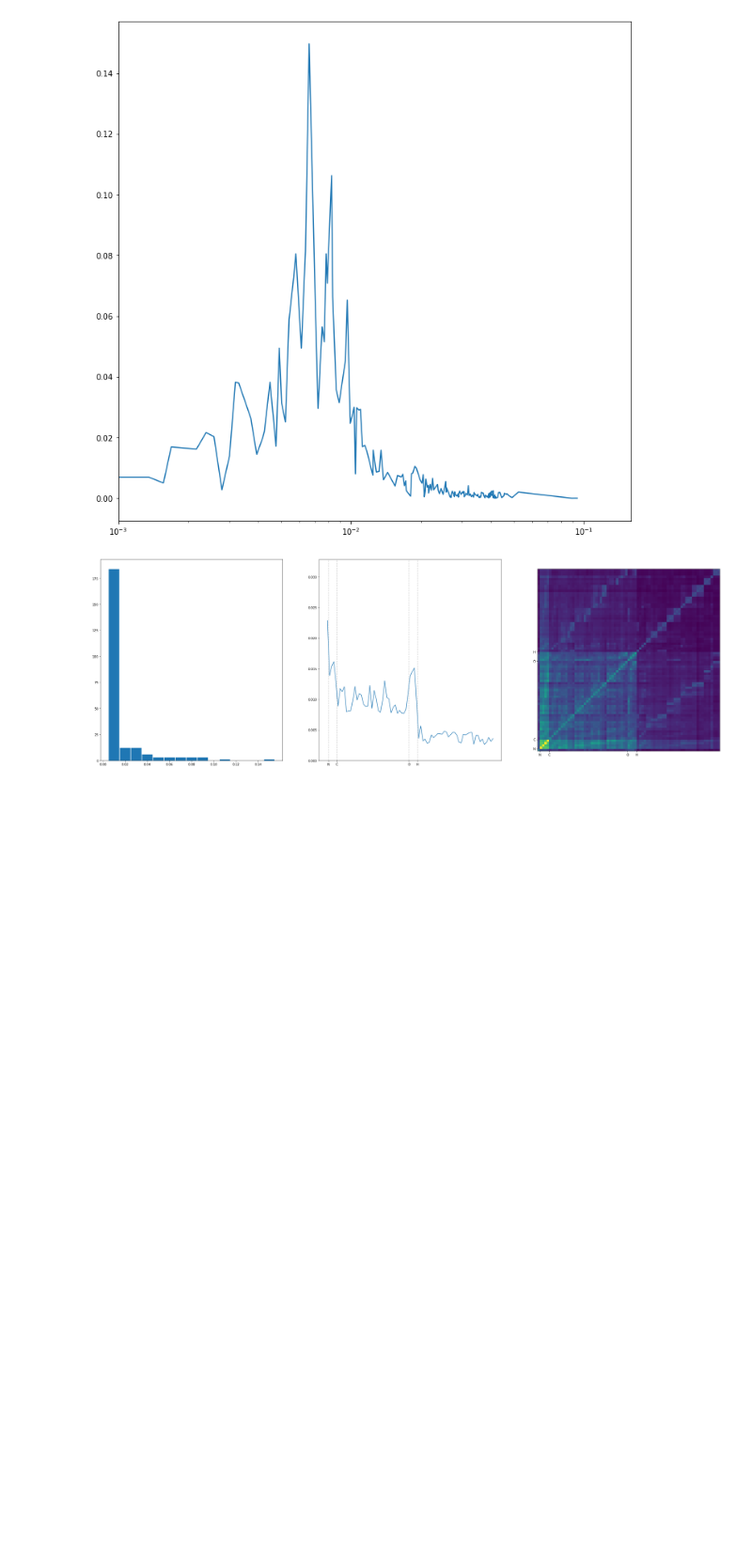
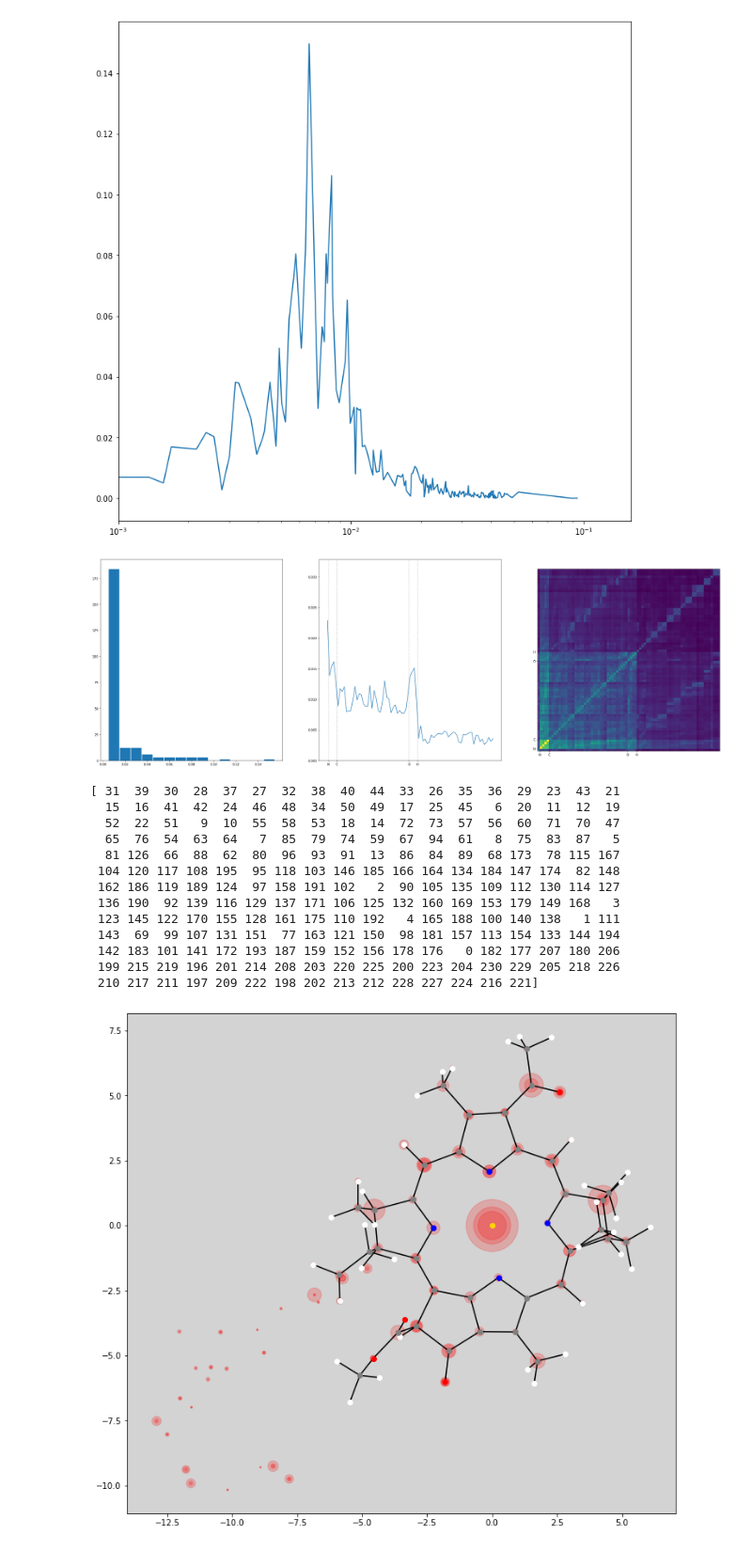
Before and after one commit to Oliver-Feighan/SpectralDensity, a Jupyter notebook: hessians/Monomer.ipynb, the cells around one changed output. Shown at 94% size. Cells and saved outputs as stored; diff of their text form; code cells hidden in the pictures; blank space fills up the shorter version.

Commit message:
plot normal mode displacements on molecule

```diff
--- a/hessians/Monomer.ipynb
+++ b/hessians/Monomer.ipynb
@@ -102,3 +102,36 @@ ax[1].set_ylim(0, max(correlation[0])+0.01)
 fig.set_size_inches(36,12)
 # %% [output]
 [figure]
+# %%
+symbols = read_symbols("opt_bchla.xyz")
+
+bchla_in_xy_plane = get_bchla_in_xy_plane()
+
+fig, ax = plt.subplots()
+
+plot_molecule(bchla_in_xy_plane, symbols, ax)
+
+print(np.argsort(all_displacements[0])[::-1])
+
+for m in [31,  39,  30]:
+    mode = normalized_displacements[:, m]
+    for n in range(79):
+        circle = plt.Circle((bchla_in_xy_plane[n][0], bchla_in_xy_plane[n][1]), mode[n], color='r', alpha=0.2, zorder=0)
+        ax.add_patch(circle)
+
+fig.set_size_inches(12,12)
+# %% [output]
+[ 31  39  30  28  37  27  32  38  40  44  33  26  35  36  29  23  43  21
+  15  16  41  42  24  46  48  34  50  49  17  25  45   6  20  11  12  19
+  52  22  51   9  10  55  58  53  18  14  72  73  57  56  60  71  70  47
+  65  76  54  63  64   7  85  79  74  59  67  94  61   8  75  83  87   5
+  81 126  66  88  62  80  96  93  91  13  86  84  89  68 173  78 115 167
+ 104 120 117 108 195  95 118 103 146 185 166 164 134 184 147 174  82 148
+ 162 186 119 189 124  97 158 191 102   2  90 105 135 109 112 130 114 127
+ 136 190  92 139 116 129 137 171 106 125 132 160 169 153 179 149 168   3
+ 123 145 122 170 155 128 161 175 110 192   4 165 188 100 140 138   1 111
+ 143  69  99 107 131 151  77 163 121 150  98 181 157 113 154 133 144 194
+ 142 183 101 141 172 193 187 159 152 156 178 176   0 182 177 207 180 206
+ 199 215 219 196 201 214 208 203 220 225 200 223 204 230 229 205 218 226
+ 210 217 211 197 209 222 198 202 213 212 228 227 224 216 221]
+[figure, added]
```
Also changed, not shown: parts of 2 cells of this notebook, 3 other files.
